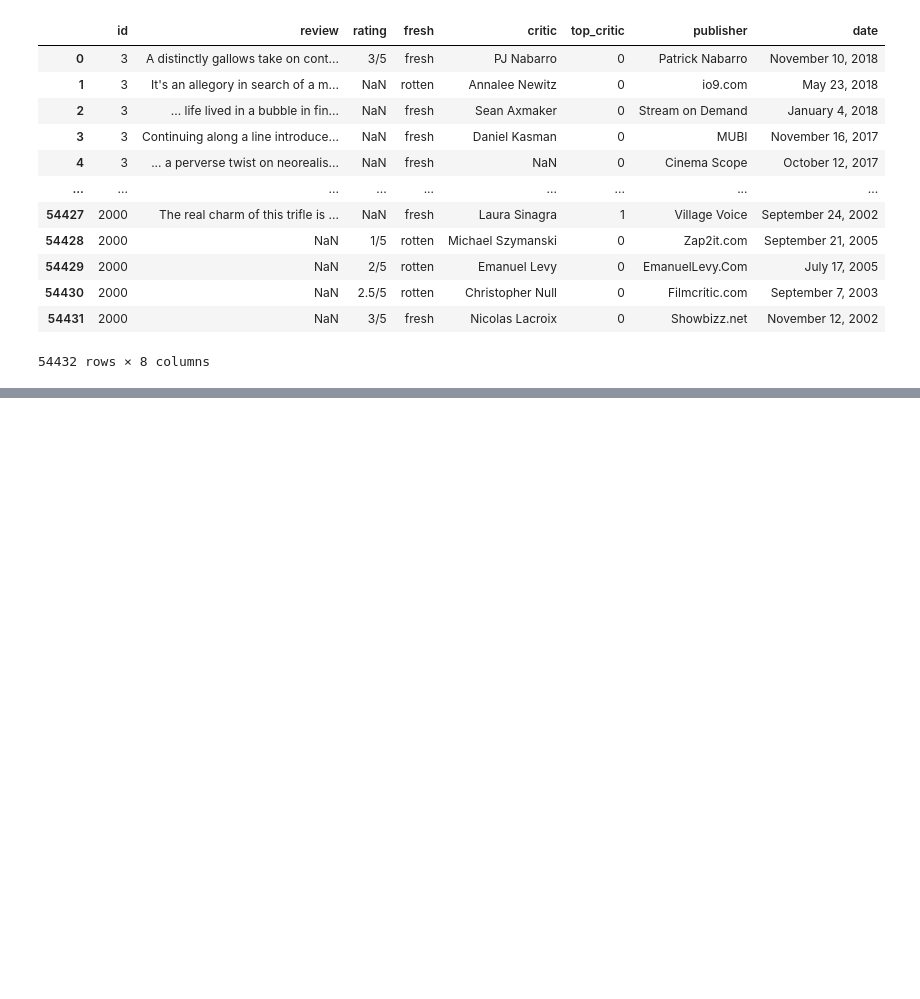
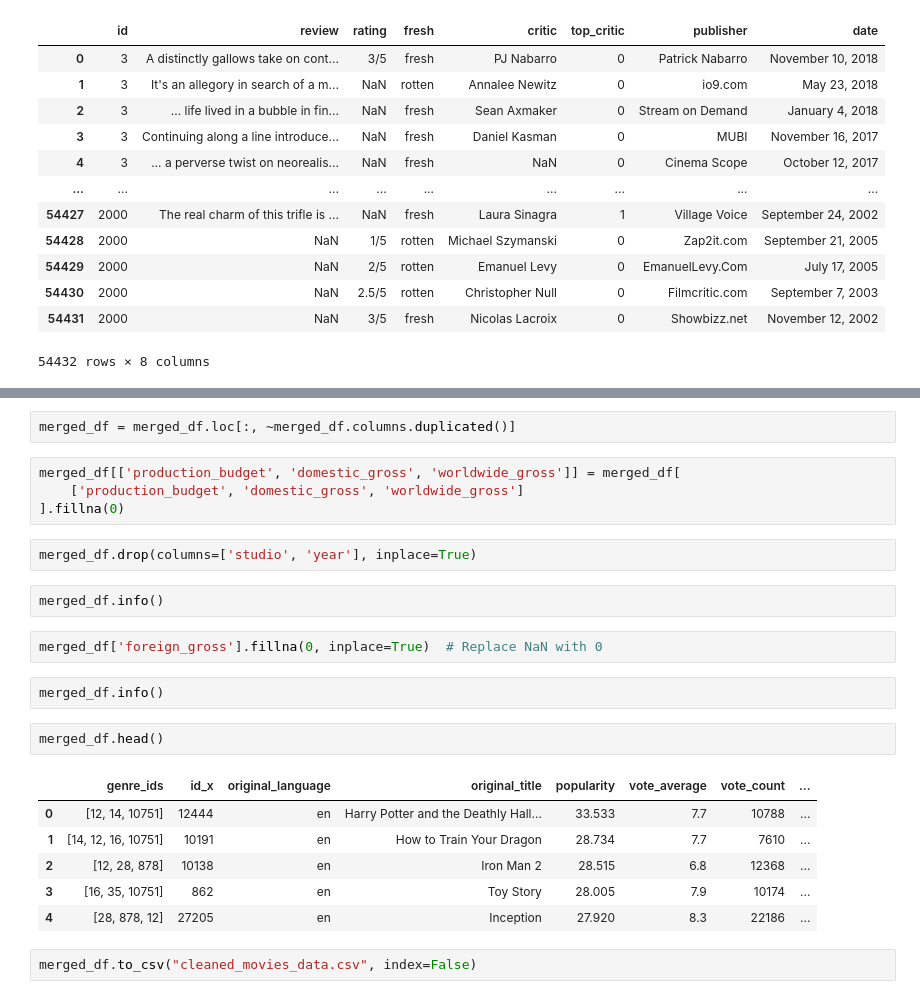
Before and after one commit to Sylvia-W-Mwangi/Phase_2_Project_G5, a Jupyter notebook: student.ipynb, the cells around one changed output, grey strips where cells are left out. Saved outputs shown, nothing was run; the diff lists cells and outputs as text; blank space fills up the shorter version.

```diff
--- a/student.ipynb
+++ b/student.ipynb
@@ -96,0 +464,25 @@ reviews_df
+# %%
+merged_df = merged_df.loc[:, ~merged_df.columns.duplicated()]
+# %%
+merged_df[['production_budget', 'domestic_gross', 'worldwide_gross']] = merged_df[
+    ['production_budget', 'domestic_gross', 'worldwide_gross']
+].fillna(0)
+# %%
+merged_df.drop(columns=['studio', 'year'], inplace=True)
+# %%
+merged_df.info()
+# %%
+merged_df['foreign_gross'].fillna(0, inplace=True)  # Replace NaN with 0
+# %%
+merged_df.info()
+# %%
+merged_df.head()
+# %% [output]
+|  | genre_ids | id_x | original_language | original_title | popularity | vote_average | vote_count | ... |
+| 0 | [12, 14, 10751] | 12444 | en | Harry Potter and the Deathly Hall... | 33.533 | 7.7 | 10788 | ... |
+| 1 | [14, 12, 16, 10751] | 10191 | en | How to Train Your Dragon | 28.734 | 7.7 | 7610 | ... |
+| 2 | [12, 28, 878] | 10138 | en | Iron Man 2 | 28.515 | 6.8 | 12368 | ... |
+| 3 | [16, 35, 10751] | 862 | en | Toy Story | 28.005 | 7.9 | 10174 | ... |
+| 4 | [28, 878, 12] | 27205 | en | Inception | 27.920 | 8.3 | 22186 | ... |
+# %%
+merged_df.to_csv("cleaned_movies_data.csv", index=False)
```
Also changed, not shown: parts of 65 cells of this notebook.
